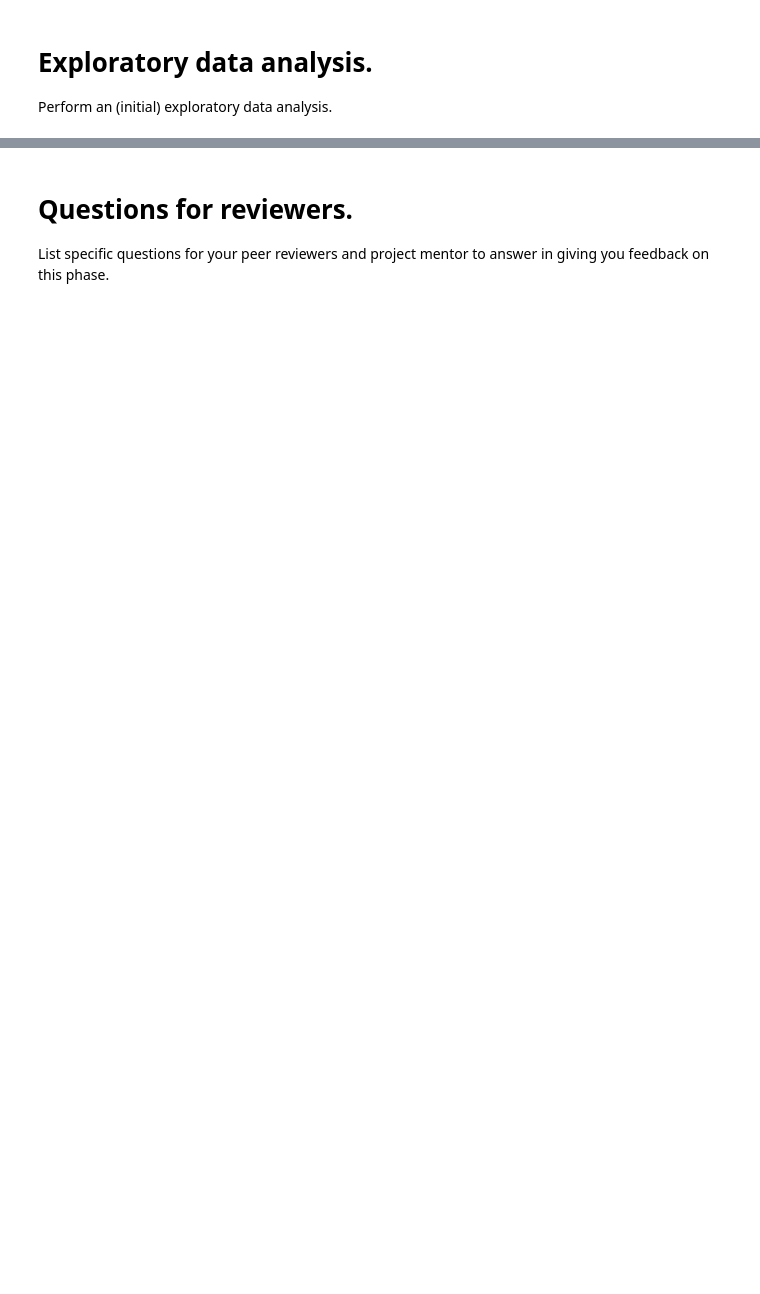
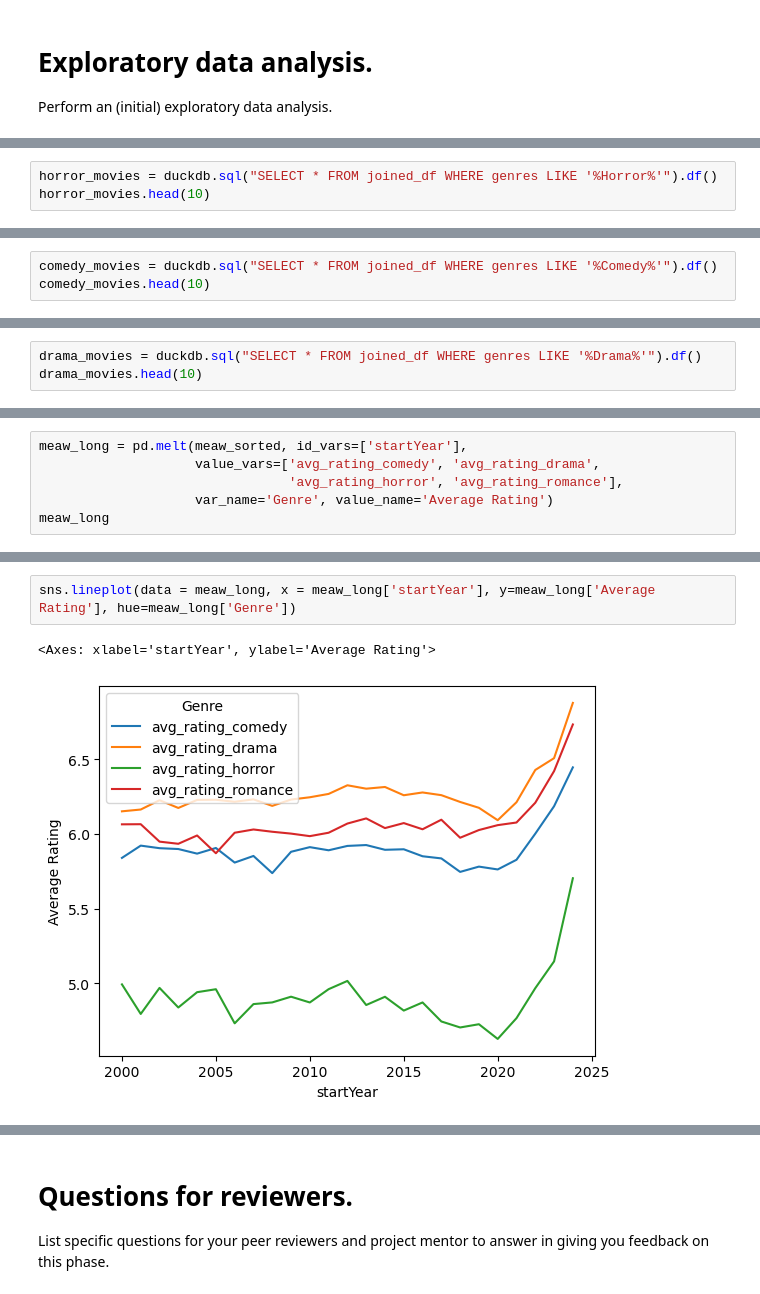
Before and after one commit to mohdLabadi/info2950-finalproject, a Jupyter notebook: phase2.ipynb, the cells around one changed output, grey strips where cells are left out. Cells and saved outputs as stored; diff of their text form; blank space fills up the shorter version.

```diff
--- a/phase2.ipynb
+++ b/phase2.ipynb
@@ -189,0 +282,3 @@ Perform an (initial) exploratory data analysis.
+# %%
+horror_movies = duckdb.sql("SELECT * FROM joined_df WHERE genres LIKE '%Horror%'").df()
+horror_movies.head(10)
@@ -189,0 +297,3 @@ Perform an (initial) exploratory data analysis.
+# %%
+comedy_movies = duckdb.sql("SELECT * FROM joined_df WHERE genres LIKE '%Comedy%'").df()
+comedy_movies.head(10)
@@ -189,0 +312,3 @@ Perform an (initial) exploratory data analysis.
+# %%
+drama_movies = duckdb.sql("SELECT * FROM joined_df WHERE genres LIKE '%Drama%'").df()
+drama_movies.head(10)
@@ -189,0 +391,6 @@ Perform an (initial) exploratory data analysis.
+# %%
+meaw_long = pd.melt(meaw_sorted, id_vars=['startYear'],
+                    value_vars=['avg_rating_comedy', 'avg_rating_drama',
+                                'avg_rating_horror', 'avg_rating_romance'],
+                    var_name='Genre', value_name='Average Rating')
+meaw_long
@@ -189,0 +411,5 @@ Perform an (initial) exploratory data analysis.
+# %%
+sns.lineplot(data = meaw_long, x = meaw_long['startYear'], y=meaw_long['Average Rating'], hue=meaw_long['Genre'])
+# %% [output]
+<Axes: xlabel='startYear', ylabel='Average Rating'>
+[figure, added]
```
Also changed, not shown: parts of 16 cells of this notebook, 1 other file.
